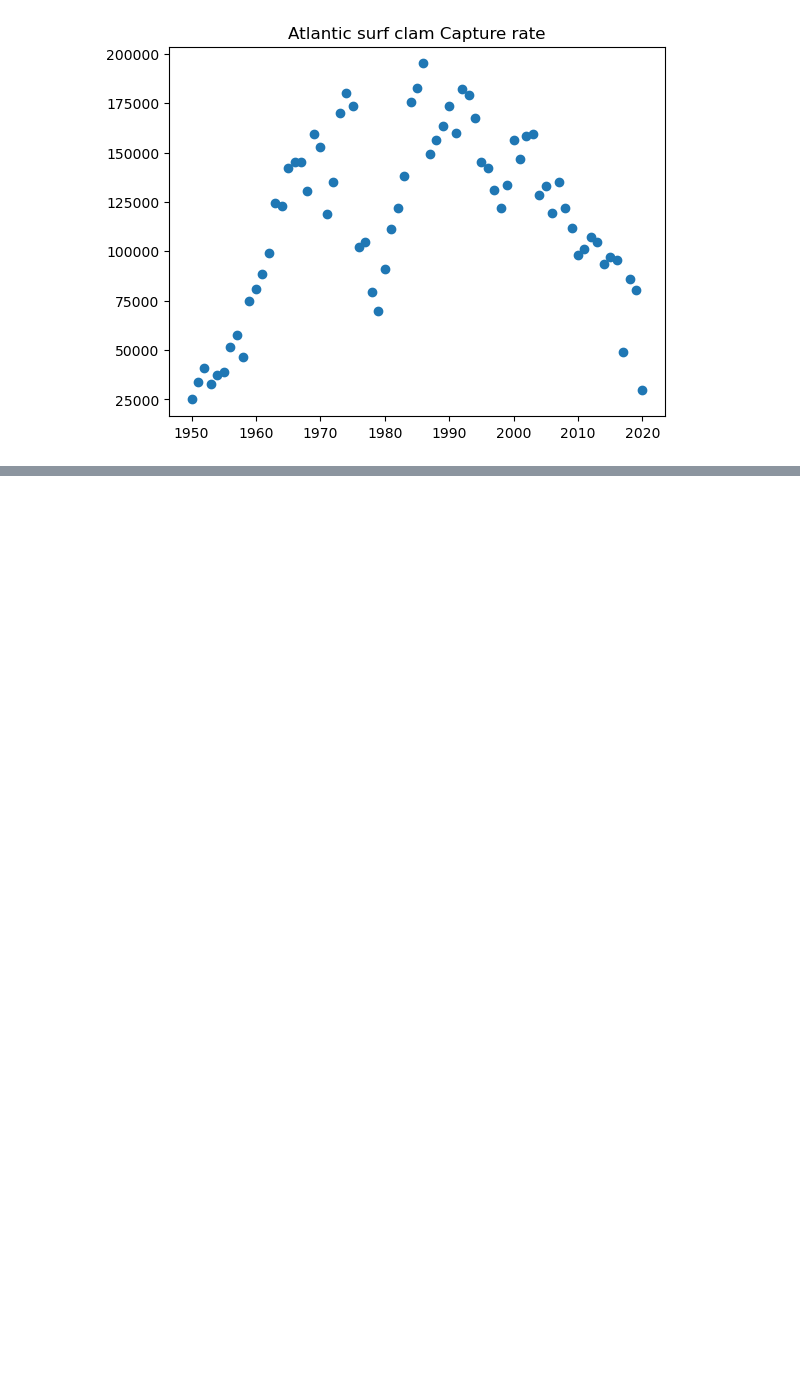
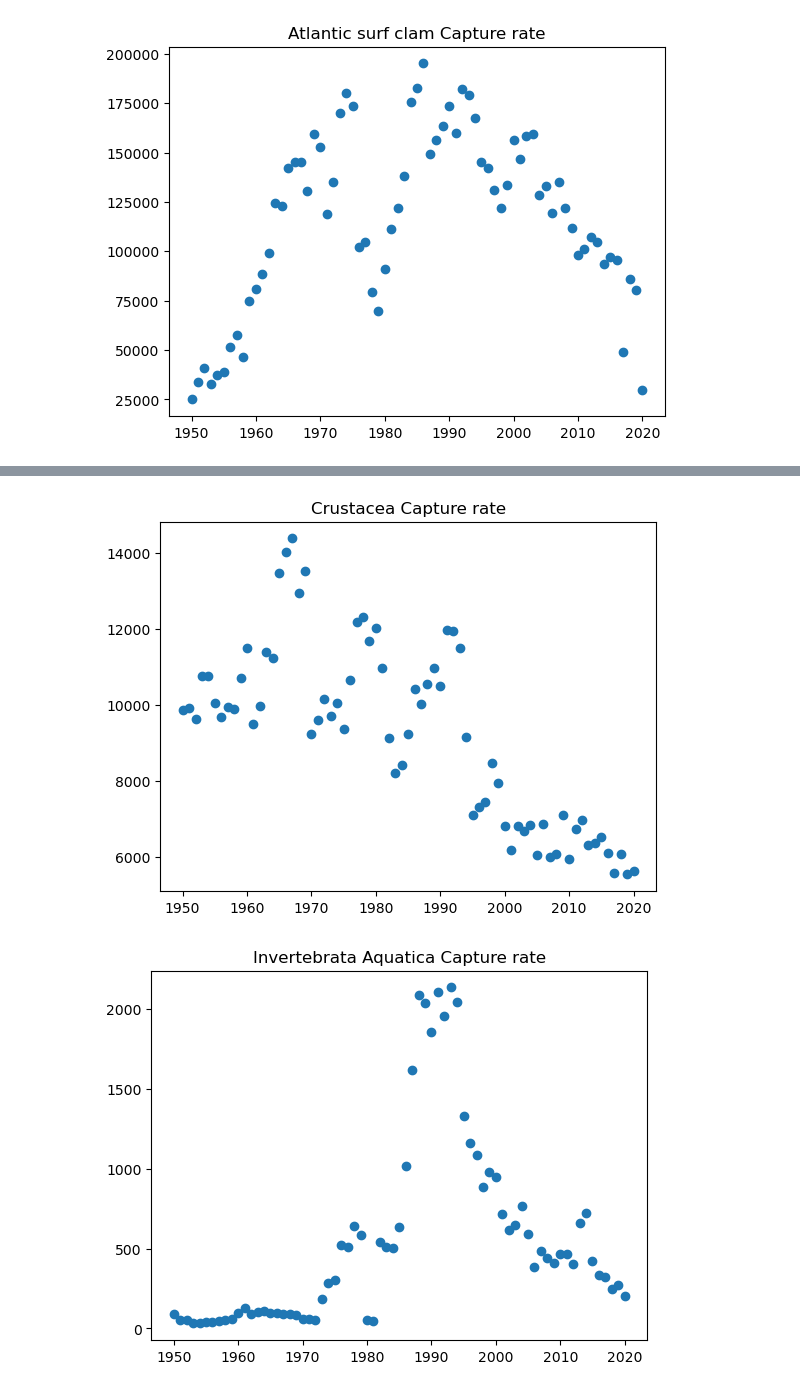
Before and after one commit to JackieAttack/COMP5360_Final_Project, a Jupyter notebook: Capture Data Wrangling.ipynb, the cells around one changed output, grey strips where cells are left out. Cells and saved outputs as stored; diff of their text form; code cells hidden in the pictures; blank space fills up the shorter version.

Commit message:
Added visualization by grouping

```diff
--- a/Capture Data Wrangling.ipynb
+++ b/Capture Data Wrangling.ipynb
@@ -166,3 +166,6 @@ plt.show()
 [figure]
 # %%
 # Plot by species groupings
+
+capture_by_group = capture.pivot_table(index='PERIOD',columns='Major_Group_En',values='VALUE')
+capture_by_group
@@ -168,0 +187,28 @@ plt.show()
+# %%
+ax = plt.subplot()
+plt.scatter(x=capture_by_group.index,y=capture_by_group['CRUSTACEA'])
+plt.title('Crustacea Capture rate')
+plt.show()
+
+ax = plt.subplot()
+plt.scatter(x=capture_by_group.index,y=capture_by_group['INVERTEBRATA AQUATICA'])
+plt.title('Invertebrata Aquatica Capture rate')
+plt.show()
+
+ax = plt.subplot()
+plt.scatter(x=capture_by_group.index,y=capture_by_group['MOLLUSCA'])
+plt.title('Mollusca Capture rate')
+plt.show()
+
+ax = plt.subplot()
+plt.scatter(x=capture_by_group.index,y=capture_by_group['PISCES'])
+plt.title('Pisces Capture rate')
+plt.show()
+
+ax = plt.subplot()
+plt.scatter(x=capture_by_group.index,y=capture_by_group['PLANTAE AQUATICAE'])
+plt.title('Plantae Aquaticae Capture rate')
+plt.show()
+# %% [output]
+[figure, added]
+[figure, added]
```
Also changed, not shown: parts of 2 cells of this notebook.
